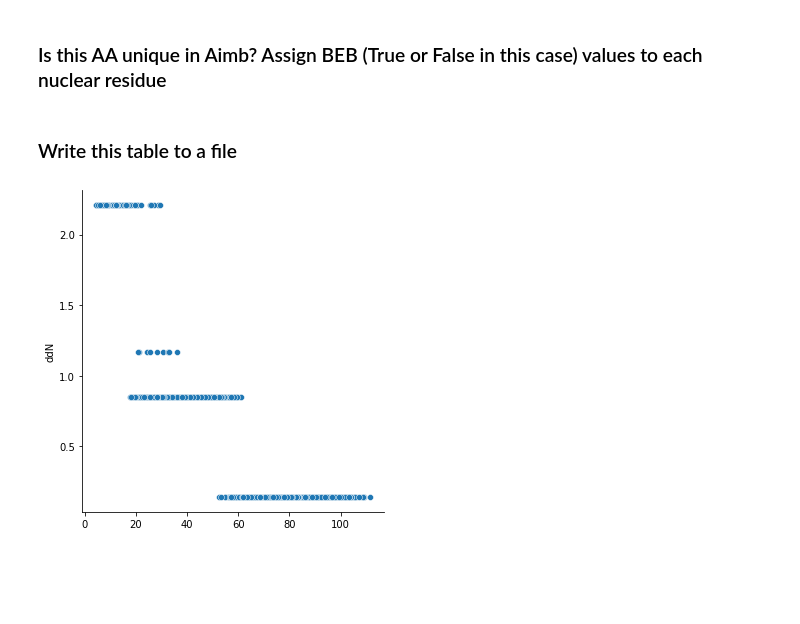
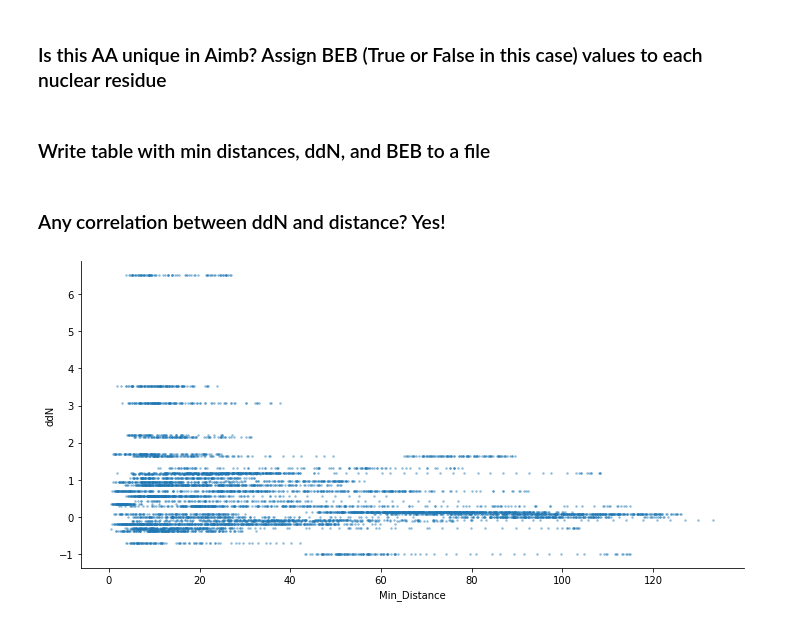
Before and after one commit to osipovarev/Brood_parasites_analysis, a Jupyter notebook: NAD_complex_analysis.ipynb, the cells around one changed output. Drawn from its saved outputs; the diff is of its cells as text; code cells hidden in the pictures; blank space fills up the shorter version.

```diff
--- a/NAD_complex_analysis.ipynb
+++ b/NAD_complex_analysis.ipynb
@@ -81,4 +75,8 @@ structure = get_pdb_structure(dir_path + pdb_file)
 # %%
+pdb_file = 'renum.complex_I_anoImb_M_N_ddN.pdb'
+structure = get_pdb_structure(dir_path + pdb_file)
+
+
 # Select chains M and N
 chain_M = structure[0]['M']
 chain_N = structure[0]['N']
@@ -146,13 +146,13 @@ min_values_df['ddN'] = min_values_df['N_Residue'].map(b_factors_M)
 # %% [markdown]
 ### Is this AA unique in Aimb? Assign BEB (True or False in this case) values to each nuclear residue
 # %%
-pdb_file = 'complex_I_anoImb_M_N_BEB.pdb'
+pdb_file = 'renum.complex_I_anoImb_M_N_BEB.pdb'
 structure2 = get_pdb_structure(dir_path + pdb_file)
 
 # Extract B-factors for chain N (nuclear residues)
 b_factors_M = extract_b_factors(structure2, 'N')
 min_values_df['BEB'] = min_values_df['N_Residue'].map(b_factors_M)
 # %% [markdown]
-### Write this table to a file
+### Write table with min distances, ddN, and BEB to a file
 # %%
 min_values_df.to_csv('distances_complex_I_anoImb.tsv', sep='\t', index=False)
@@ -161,10 +159,12 @@ min_values_df.to_csv('distances_complex_I_anoImb.tsv', sep='\t', index=False)
+# %% [markdown]
+### Any correlation between ddN and distance? Yes!
 # %%
-fig, axes = plt.subplots(figsize=(5, 5))
+fig, axes = plt.subplots(figsize=(10, 5))
 
-sns.scatterplot(data=min_values_df, x='Min_Distance', y='ddN')
+sns.scatterplot(data=min_values_df, x='Min_Distance', y='ddN', linewidth=0, s=6, alpha=0.5)
 # axes.set_xlabel('')
 
 sns.despine(fig=None, ax=None, left=False, bottom=False, offset=None, trim=False)
 fig.tight_layout()
 # %% [output]
-[figure, old version]
+[figure, new version]
```
Also changed, not shown: parts of 10 cells of this notebook.
